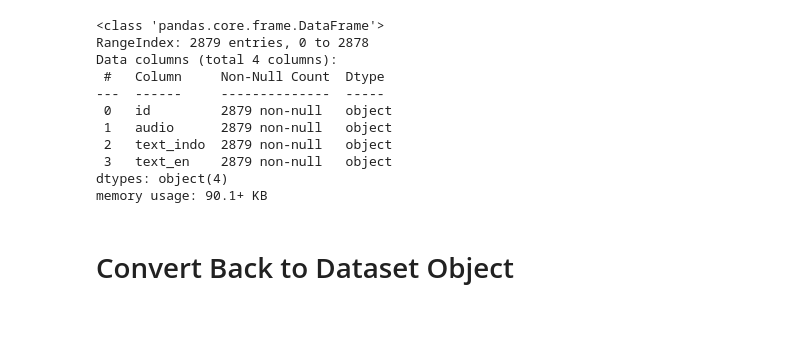
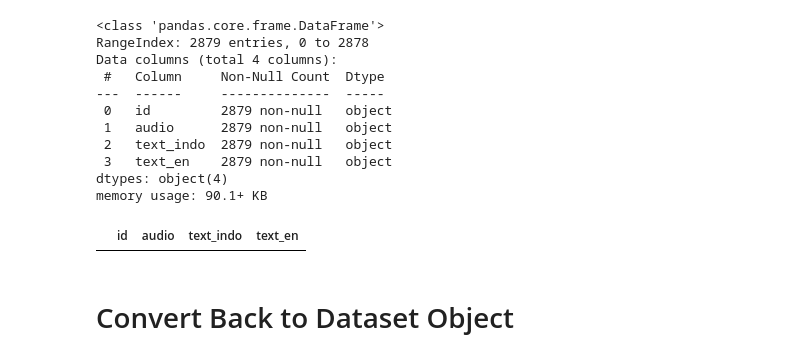
Before and after one commit to cobrayyxx/speech-translation-process, a Jupyter notebook: covost2.ipynb, the cells around one changed output. Cells and saved outputs as stored; diff of their text form; code cells hidden in the pictures; blank space fills up the shorter version.

```diff
--- a/covost2.ipynb
+++ b/covost2.ipynb
@@ -88,6 +88,10 @@ Data columns (total 4 columns):
  3   text_en    2879 non-null   object
 dtypes: object(4)
 memory usage: 90.1+ KB
+# %%
+df_covost2[(df_covost2["text_indo"].isnull()) | (df_covost2["text_en"].isnull()) | (df_covost2["audio"].isnull())]
+# %% [output]
+|  | id | audio | text_indo | text_en |
 # %% [markdown]
 # Convert Back to Dataset Object
 # %%
```
Also changed, not shown: 1 other file.
